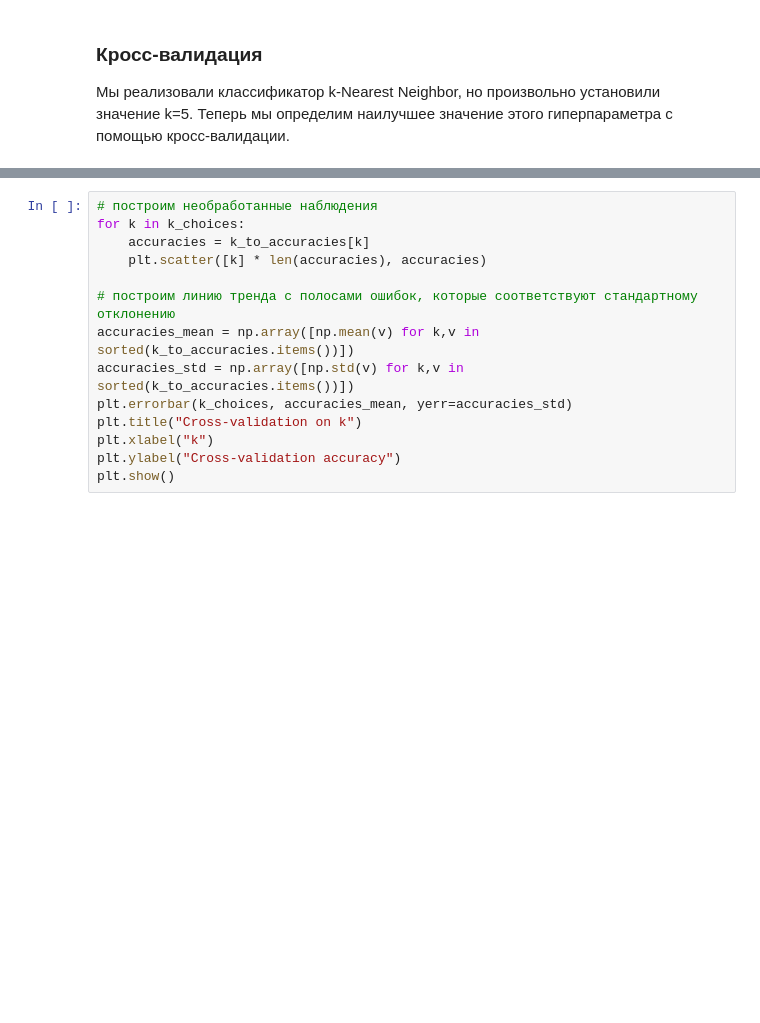
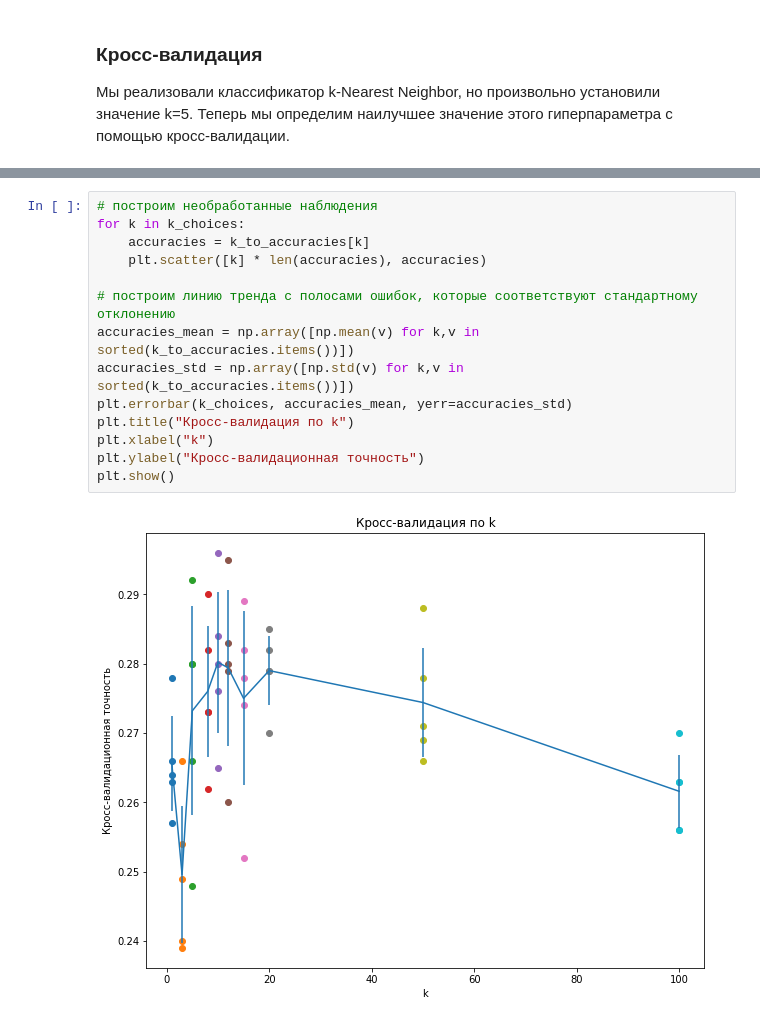
Before and after one commit to mikhailmartin/CS231n, a Jupyter notebook: assignment1/knn.ipynb, the cells around one changed output, grey strips where cells are left out. Cells and saved outputs as stored; diff of their text form; blank space fills up the shorter version.

```diff
--- a/assignment1/knn.ipynb
+++ b/assignment1/knn.ipynb
@@ -285,17 +339,19 @@ for k in sorted(k_to_accuracies):
 # %%
 # построим необработанные наблюдения
 for k in k_choices:
     accuracies = k_to_accuracies[k]
     plt.scatter([k] * len(accuracies), accuracies)
 
 # построим линию тренда с полосами ошибок, которые соответствуют стандартному отклонению
 accuracies_mean = np.array([np.mean(v) for k,v in sorted(k_to_accuracies.items())])
 accuracies_std = np.array([np.std(v) for k,v in sorted(k_to_accuracies.items())])
 plt.errorbar(k_choices, accuracies_mean, yerr=accuracies_std)
-plt.title("Cross-validation on k")
+plt.title("Кросс-валидация по k")
 plt.xlabel("k")
-plt.ylabel("Cross-validation accuracy")
+plt.ylabel("Кросс-валидационная точность")
 plt.show()
+# %% [output]
+[figure, added]
 # %%
 # Основываясь на результатах кросс-валидации, приведённых выше, выберите лучшее
 # значение для k, повторно обучите классификатор, используя все обучающие данные,
```
Also changed, not shown: parts of 15 cells of this notebook, 3 other files.
